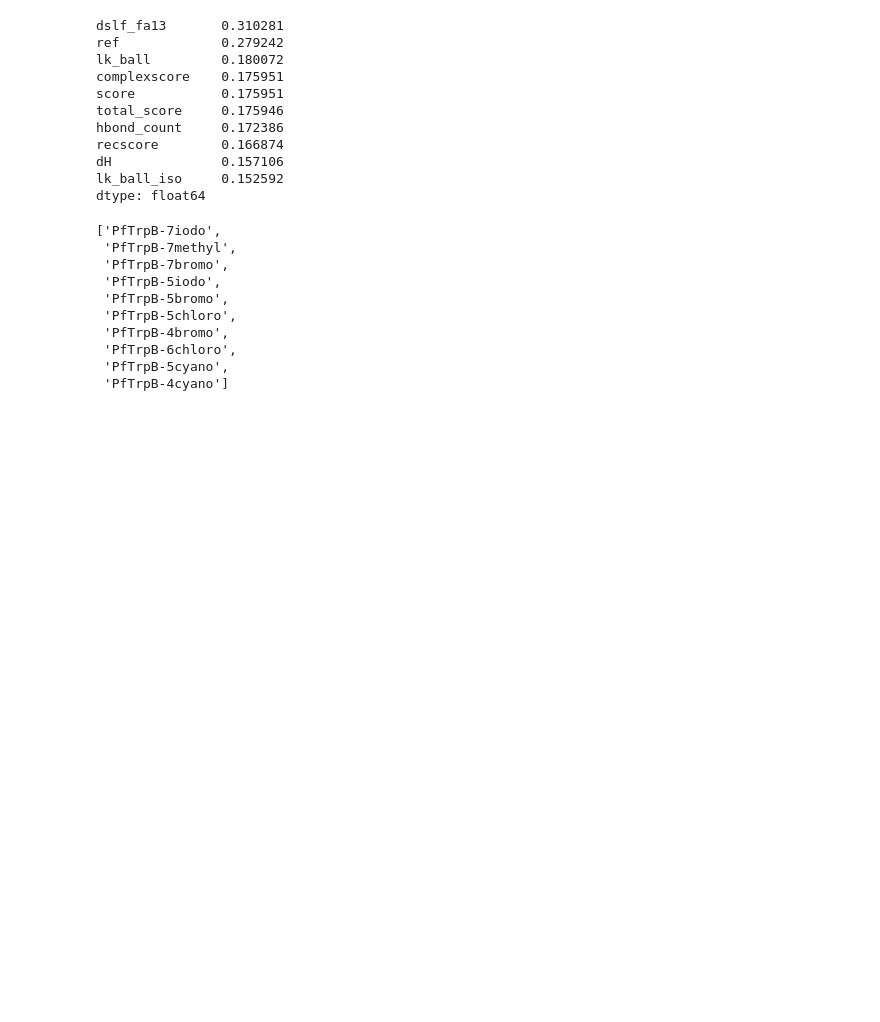
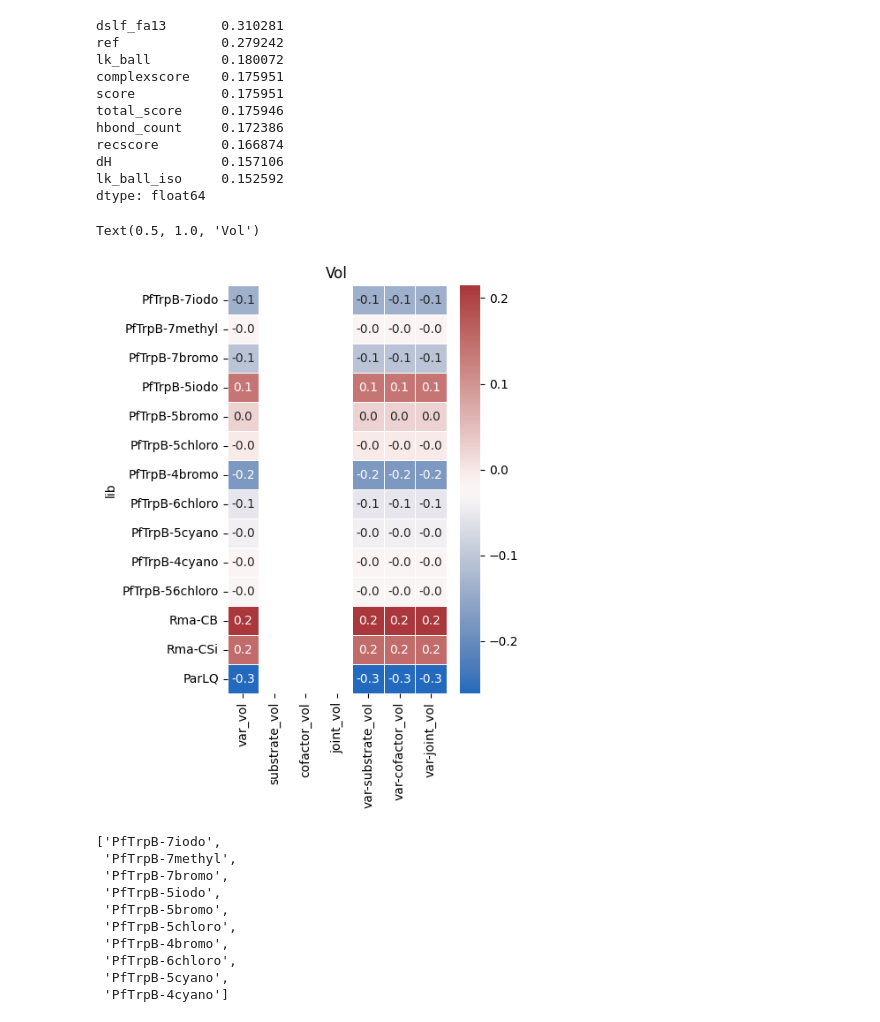
Before and after one commit to fhalab/substrate_aware_zs, a Jupyter notebook: sandbox/test_metric.ipynb, the cells around one changed output. Saved outputs shown, nothing was run; the diff lists cells and outputs as text; code cells hidden in the pictures; blank space fills up the shorter version.

```diff
--- a/sandbox/test_metric.ipynb
+++ b/sandbox/test_metric.ipynb
@@ -805,6 +805,20 @@ recscore        0.166874
 dH              0.157106
 lk_ball_iso     0.152592
 dtype: float64
+# %%
+vol_cols = [c for c in df_rho_fit.columns if "_vol" in c]
+
+vol_df = df_rho_fit[["lib"] + vol_cols].set_index("lib").reindex(custom_order)
+
+# Set the figure size
+plt.figure(figsize=(4, 6))
+# Create a heatmap
+sns.heatmap(vol_df, cmap="vlag", annot=True, fmt=".1f", linewidths=0.5)
+# Show the plot
+plt.title("Vol")
+# %% [output]
+Text(0.5, 1.0, 'Vol')
+[figure, added]
 # %%
 custom_order[:10]
 # %% [output]
```
Also changed, not shown: 8 other files.
